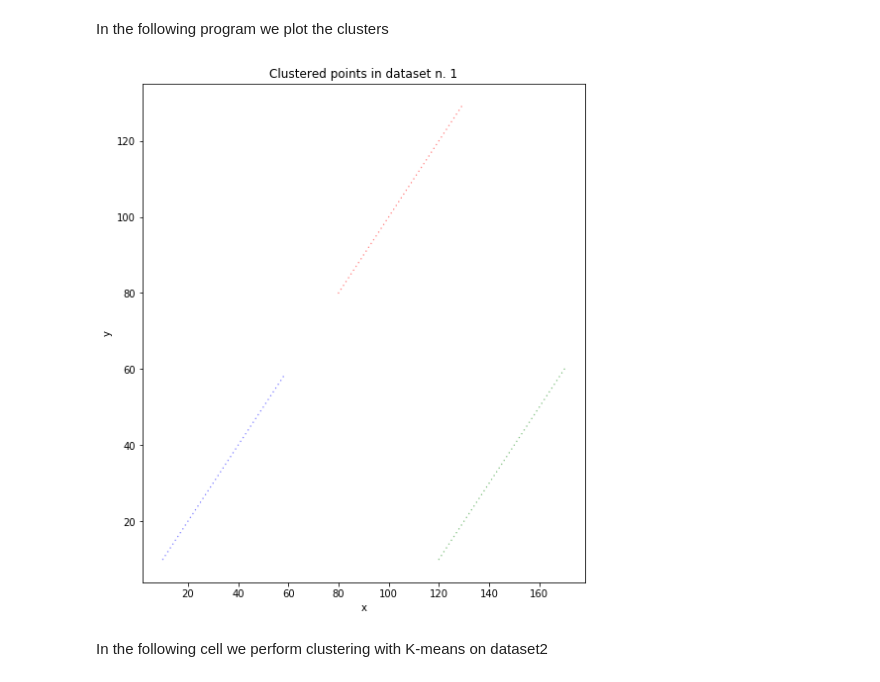
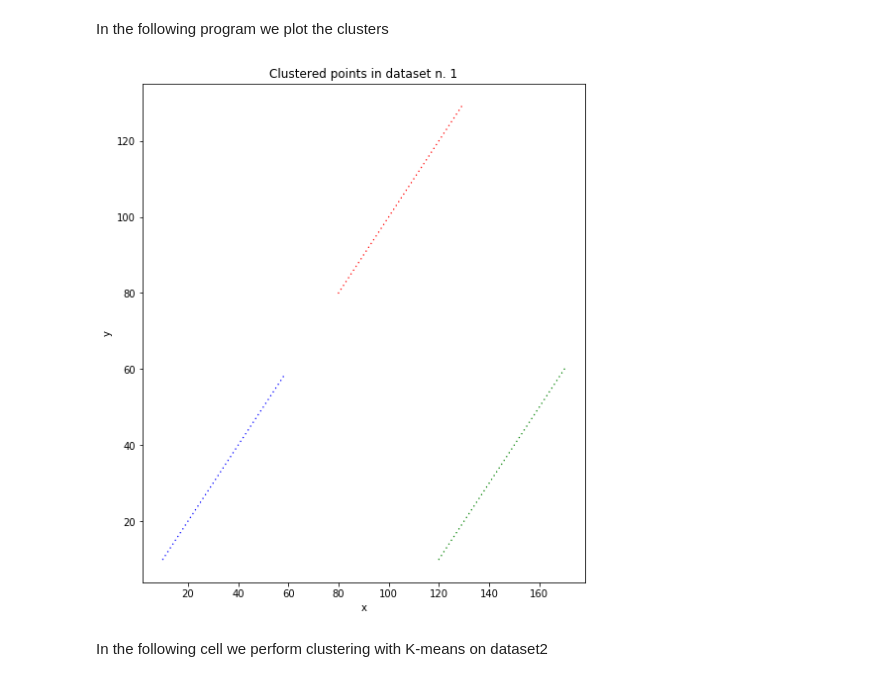
Before and after one commit to marcocaldera/machine-learning-exercises, a Jupyter notebook: meo/02-Distance Model/clustering-copy_for_students_aa_19_20.ipynb, the cells around one changed output. Drawn from its saved outputs; the diff is of its cells as text; code cells hidden in the pictures.

```diff
--- a/meo/02-Distance Model/clustering-copy_for_students_aa_19_20.ipynb
+++ b/meo/02-Distance Model/clustering-copy_for_students_aa_19_20.ipynb
@@ -202,28 +202,28 @@ In the following program we plot the clusters
 # %%
 import matplotlib.pyplot as plt
 
 fig = plt.figure(figsize=(8,8))
 
 ax = fig.add_subplot(111)
 fig.subplots_adjust(top=1)
 ax.set_title('Clustered points in dataset n. 1')
 
 ax.set_xlabel('x')
 ax.set_ylabel('y')
 
 # set the list of colors to be selected when plotting the different clusters
 color=['b','g','r','c','m','y','k','w']
 
 #plot the dataset
 for clu in range(k):
     # collect the sequence of cooordinates of the points in each given cluster (determined by clu)
     data_list_x = [data1[i,0] for i in range(n_samples1) if kmeans1.labels_[i]==clu]
     data_list_y = [data1[i,1] for i in range(n_samples1) if kmeans1.labels_[i]==clu]
-    plt.scatter(data_list_x, data_list_y, s=2, edgecolors='none', c=color[clu], alpha=0.5)
+    plt.scatter(data_list_x, data_list_y, s=2, edgecolors='none', c=color[clu], alpha=1)
 
 plt.show()
 # %% [output]
-[figure, old version]
+[figure, new version]
 # %% [markdown]
 In the following cell we perform clustering with K-means on dataset2
 # %%
```
Also changed, not shown: parts of 5 cells of this notebook, 11 other files.
